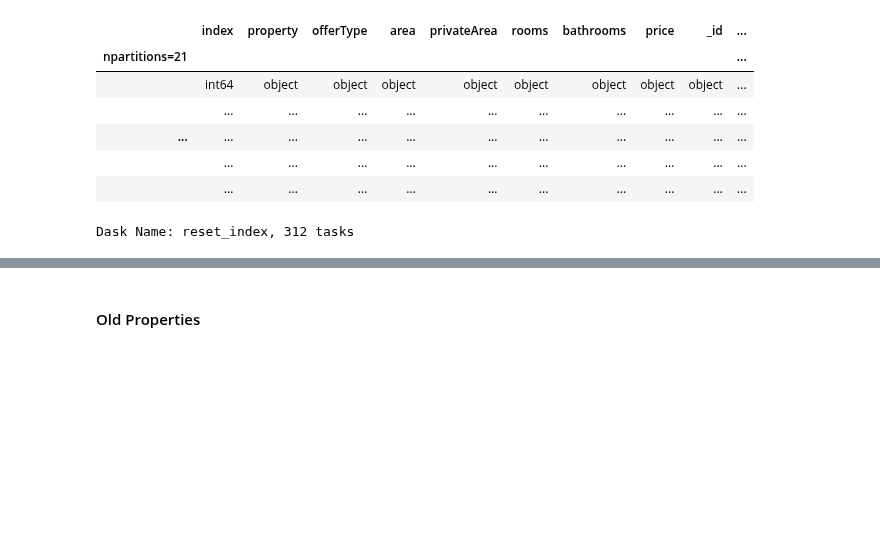
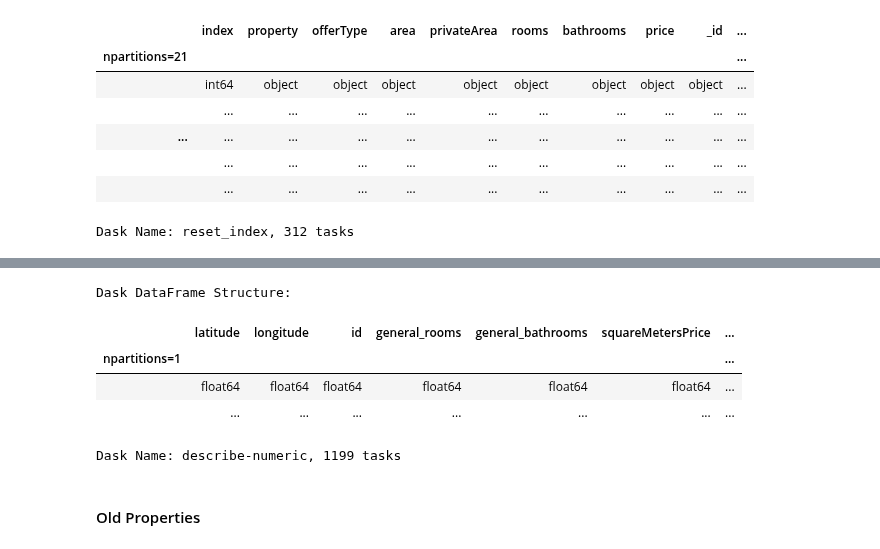
Before and after one commit to stivenramireza/anutibara-web-scraping, a Jupyter notebook: data-cleaning/data_preparation.ipynb, the cells around one changed output, grey strips where cells are left out. Saved outputs shown, nothing was run; the diff lists cells and outputs as text; code cells hidden in the pictures; blank space fills up the shorter version.

```diff
--- a/data-cleaning/data_preparation.ipynb
+++ b/data-cleaning/data_preparation.ipynb
@@ -108,0 +108,9 @@ ddf_new_properties = ddf_new_properties.dropna()
+# %%
+ddf_new_properties = ddf_new_properties.drop('condition', axis=1)
+ddf_new_properties = ddf_new_properties.drop('antiquity', axis=1)
+ddf_new_properties = ddf_new_properties.drop('weather', axis=1)
+ddf_new_properties = ddf_new_properties.drop('schedule', axis=1)
+ddf_new_properties = ddf_new_properties.drop('financing', axis=1)
+ddf_new_properties = ddf_new_properties.drop('privateArea', axis=1)
+ddf_new_properties = ddf_new_properties.drop('garages', axis=1)
+ddf_new_properties = ddf_new_properties.drop('range_private_area', axis=1)
@@ -109,3 +172,12 @@ ddf_new_properties = ddf_new_properties.dropna()
+# %%
+ddf_new_properties.describe()
+# %% [output]
+Dask DataFrame Structure:
+|  | latitude | longitude | id | general_rooms | general_bathrooms | squareMetersPrice | ... |
+| npartitions=1 |  |  |  |  |  |  | ... |
+|  | float64 | float64 | float64 | float64 | float64 | float64 | ... |
+|  | ... | ... | ... | ... | ... | ... | ... |
+Dask Name: describe-numeric, 1199 tasks
 # %% [markdown]
 #### Old Properties
 # %%
```
Also changed, not shown: parts of 13 cells of this notebook.
